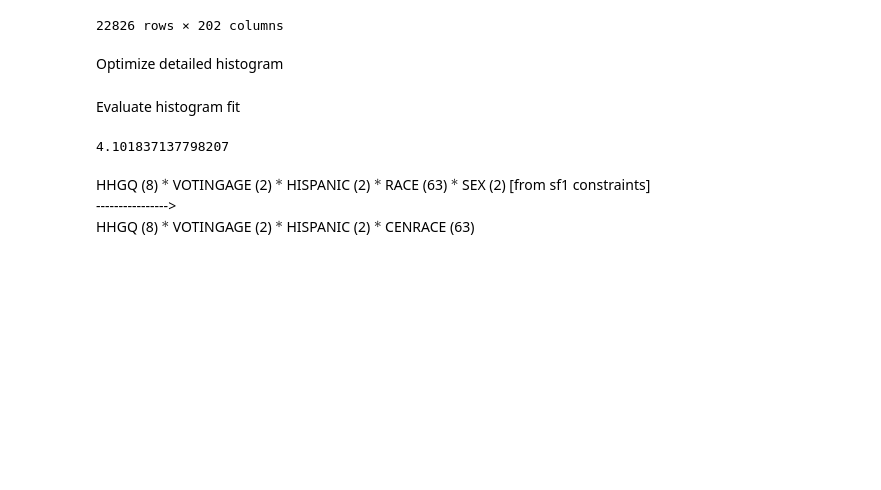
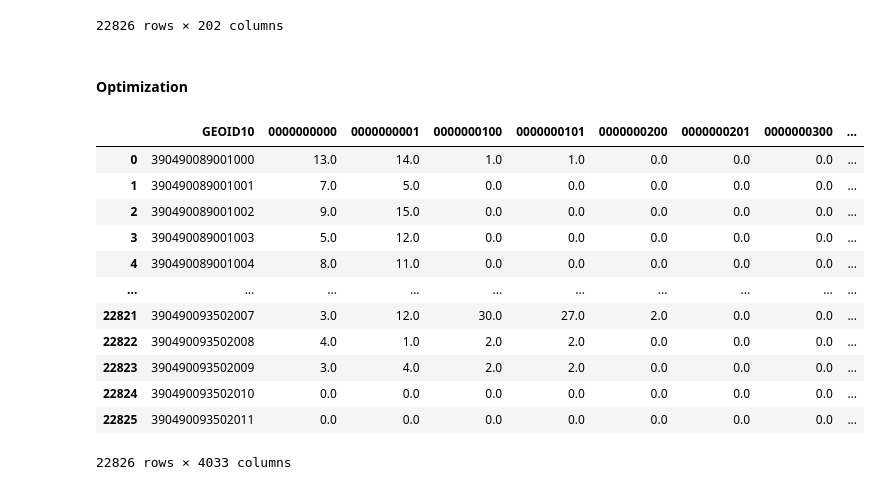
Before and after one commit to linyuehzzz/synthetic-populations, a Jupyter notebook: franklin_microdata.ipynb, the cells around one changed output. Drawn from its saved outputs; the diff is of its cells as text; code cells hidden in the pictures; blank space fills up the shorter version.

```diff
--- a/franklin_microdata.ipynb
+++ b/franklin_microdata.ipynb
@@ -185,8 +184,8 @@ cons
 | 22824 | 390490093502010 | 0 | 0 | 0 | 0 | 0 | 0 | 0 | 0 | 0 | ... |
 | 22825 | 390490093502011 | 0 | 0 | 0 | 0 | 0 | 0 | 0 | 0 | 0 | ... |
 22826 rows × 202 columns
-# %% [markdown]
-Optimize detailed histogram
+# %% [markdown]
+#### **Optimization**
 # %%
 # %cd "/content/gdrive/My Drive/Colab Notebooks/census_privacy"
 import pandas as pd
@@ -331,18 +330,23 @@ with open('data/franklin/microdata/franklin_hist_obj.csv', 'w', newline='') as f
             obj = m.getObjective().getValue()
             wr1.writerow([GEOID10, obj])
             print(idx)
-# %% [markdown]
-Evaluate histogram fit
 # %%
 import pandas as pd
-import math
 
-filename_obj = 'data/franklin/microdata/franklin_hist_obj.csv'
-obj = pd.read_csv(filename_obj)
-math.sqrt(obj["obj"].sum() / len(obj))
+filename_hist = 'data/franklin/microdata/franklin_hist.csv'
+hist = pd.read_csv(filename_hist)
+hist
 # %% [output]
+|  | GEOID10 | 0000000000 | 0000000001 | 0000000100 | 0000000101 | 0000000200 | 0000000201 | 0000000300 | ... |
+| 0 | 390490089001000 | 13.0 | 14.0 | 1.0 | 1.0 | 0.0 | 0.0 | 0.0 | ... |
+| 1 | 390490089001001 | 7.0 | 5.0 | 0.0 | 0.0 | 0.0 | 0.0 | 0.0 | ... |
+| 2 | 390490089001002 | 9.0 | 15.0 | 0.0 | 0.0 | 0.0 | 0.0 | 0.0 | ... |
+| 3 | 390490089001003 | 5.0 | 12.0 | 0.0 | 0.0 | 0.0 | 0.0 | 0.0 | ... |
+| 4 | 390490089001004 | 8.0 | 11.0 | 0.0 | 0.0 | 0.0 | 0.0 | 0.0 | ... |
+| ... | ... | ... | ... | ... | ... | ... | ... | ... | ... |
+| 22821 | 390490093502007 | 3.0 | 12.0 | 30.0 | 27.0 | 2.0 | 0.0 | 0.0 | ... |
+| 22822 | 390490093502008 | 4.0 | 1.0 | 2.0 | 2.0 | 0.0 | 0.0 | 0.0 | ... |
+| 22823 | 390490093502009 | 3.0 | 4.0 | 2.0 | 2.0 | 0.0 | 0.0 | 0.0 | ... |
+| 22824 | 390490093502010 | 0.0 | 0.0 | 0.0 | 0.0 | 0.0 | 0.0 | 0.0 | ... |
+| 22825 | 390490093502011 | 0.0 | 0.0 | 0.0 | 0.0 | 0.0 | 0.0 | 0.0 | ... |
-4.101837137798207
+22826 rows × 4033 columns
-# %% [markdown]
-HHGQ (8) $*$ VOTINGAGE (2) $*$ HISPANIC (2) $*$ RACE (63) $*$ SEX (2) [from sf1 constraints]
----------------->
-HHGQ (8) $*$ VOTINGAGE (2) $*$ HISPANIC (2) $*$ CENRACE (63)
```
Also changed, not shown: parts of 6 cells of this notebook, 3 other files.
